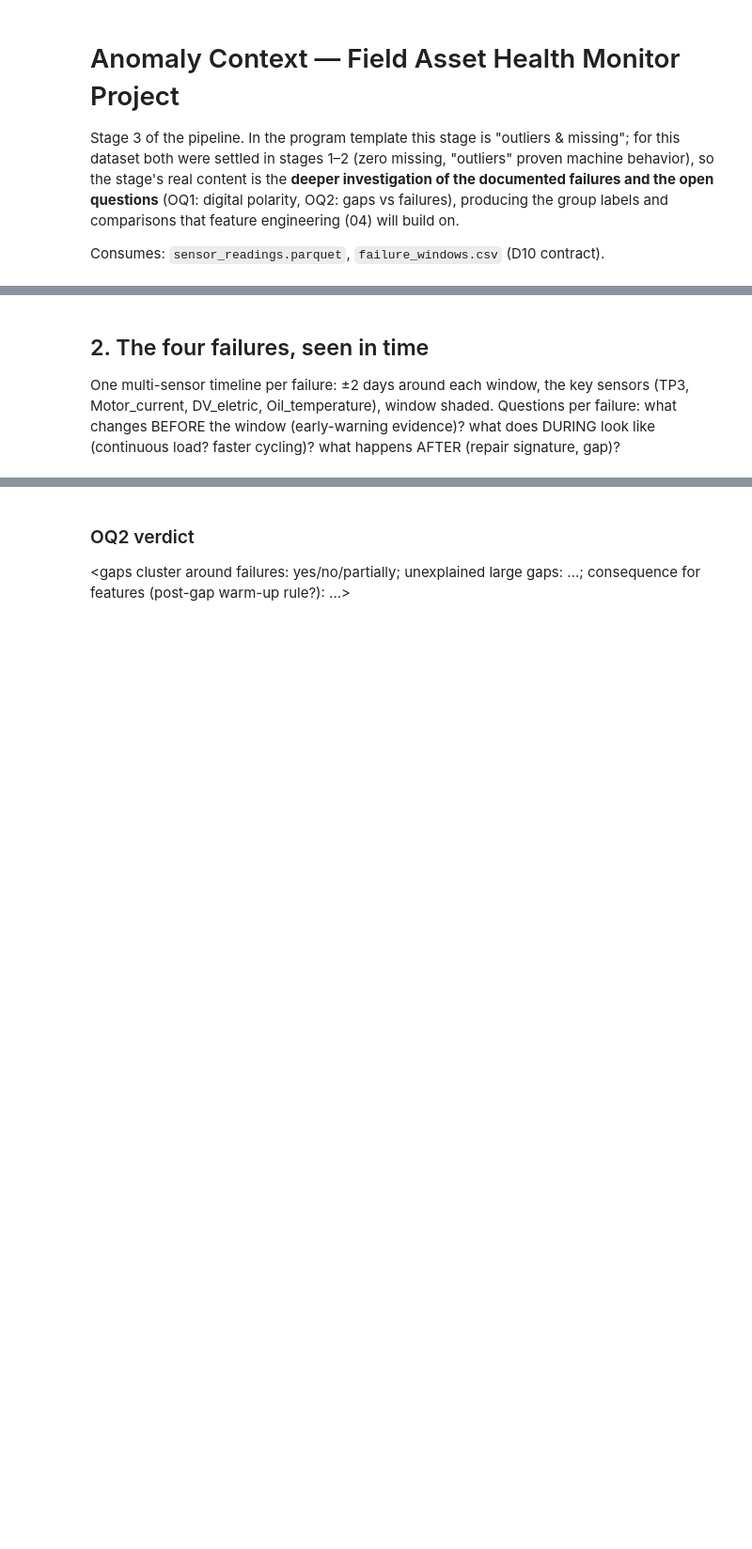
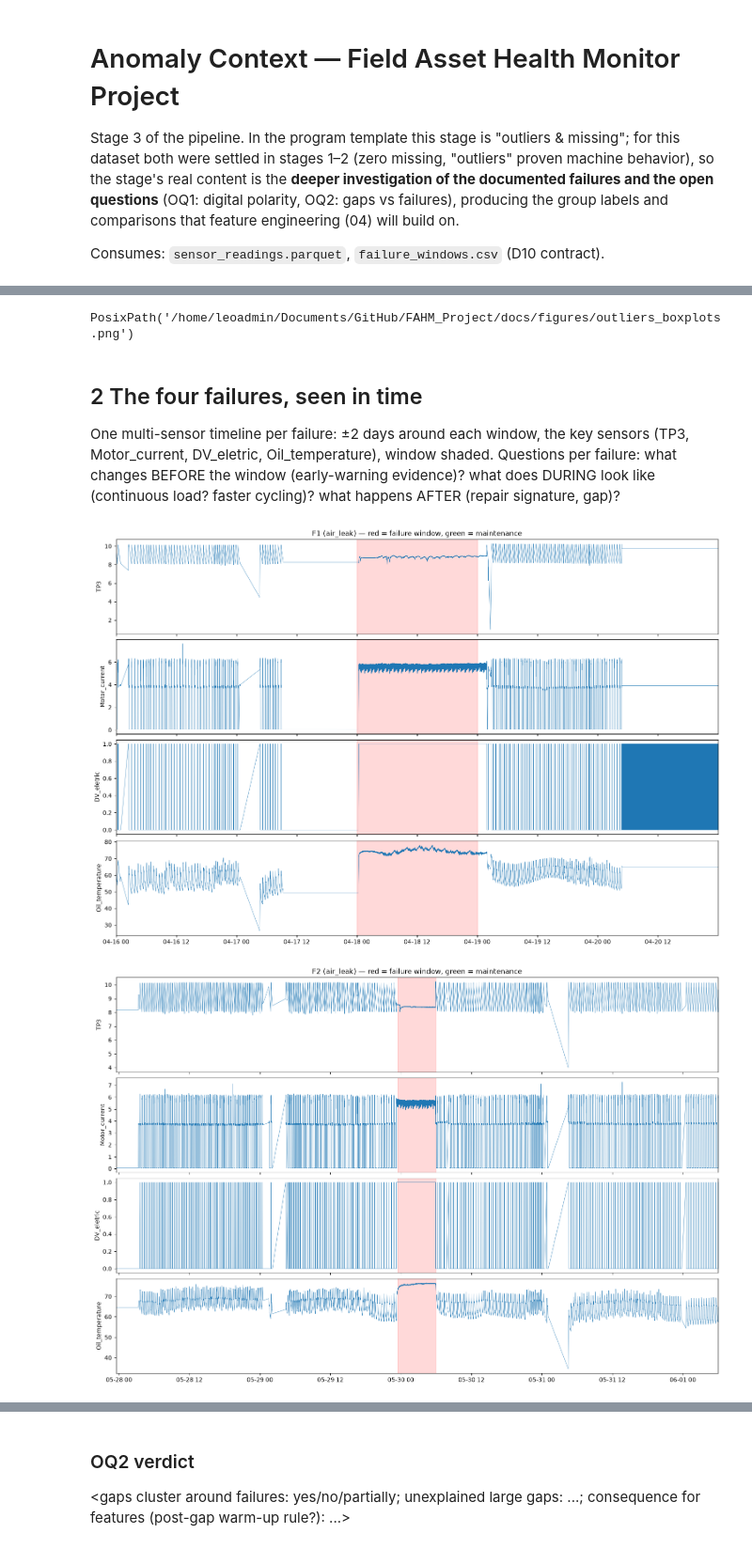
Before and after one commit to Rom5Leo/FAHM_Project, a Jupyter notebook: notebooks/03_anomaly_context.ipynb, the cells around one changed output, grey strips where cells are left out. Shown at 94% size. Drawn from its saved outputs; the diff is of its cells as text; code cells hidden in the pictures; blank space fills up the shorter version.

```diff
--- a/notebooks/03_anomaly_context.ipynb
+++ b/notebooks/03_anomaly_context.ipynb
@@ -38,5 +47,9 @@ context* instead.
+# %%
+pl.save_fig(outliers, "outliers_boxplots", cfg)
+# %% [output]
+PosixPath('/home/leoadmin/Documents/GitHub/FAHM_Project/docs/figures/outliers_boxplots.png')
 # %% [markdown]
-## 2. The four failures, seen in time
+## 2 The four failures, seen in time
 
 One multi-sensor timeline per failure: ±2 days around each window, the key
 sensors (TP3, Motor_current, DV_eletric, Oil_temperature), window shaded.
@@ -44,10 +57,10 @@ Questions per failure: what changes BEFORE the window (early-warning
 evidence)? what does DURING look like (continuous load? faster cycling)?
 what happens AFTER (repair signature, gap)?
 # %%
-# TODO: helper in plotting.py — plot_failure_context(df, fw_row, sensors, pad_days=2)
-#       (generalizes plot_sensor_timeline: several sensors stacked, axvspan for
-#        the window, second span for the maintenance date if present)
-# for _, f in fw.iterrows():
-#     fig = pl.plot_failure_context(df, f, ["TP3","Motor_current","DV_eletric","Oil_temperature"])
-#     display(fig)
-#     pl.save_fig(fig, f"failure_context_{f.failure_id}", cfg)
+for _, f in fw.iterrows():
+    fig = pl.plot_failure_context(df, f, ["TP3", "Motor_current", "DV_eletric", "Oil_temperature"])
+    display(fig)
+    pl.save_fig(fig, f"failure_context_{f['failure_id']}", cfg)
+# %% [output]
+[figure, added]
+[figure, added]
```
Also changed, not shown: parts of 15 cells of this notebook, 8 other files.
